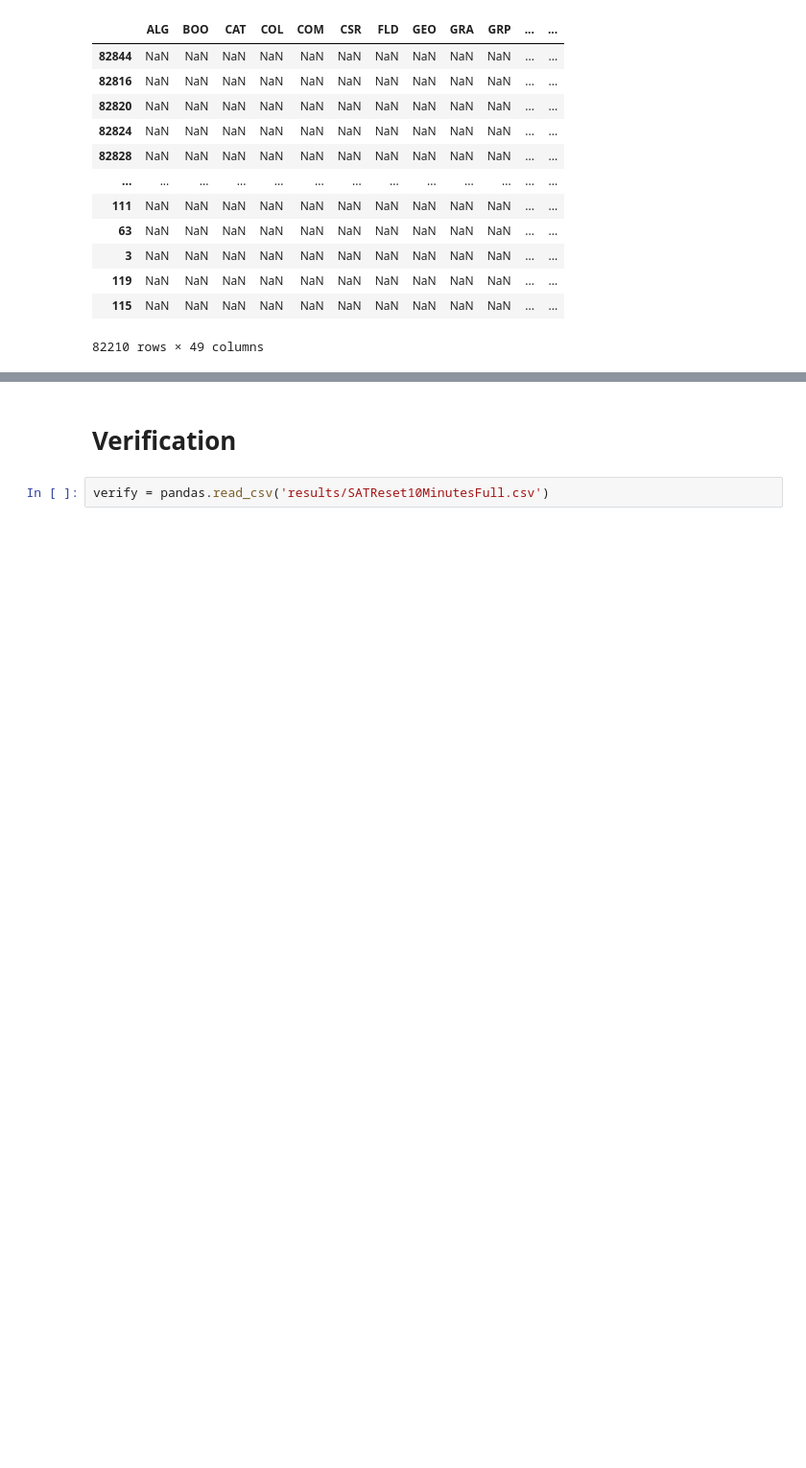
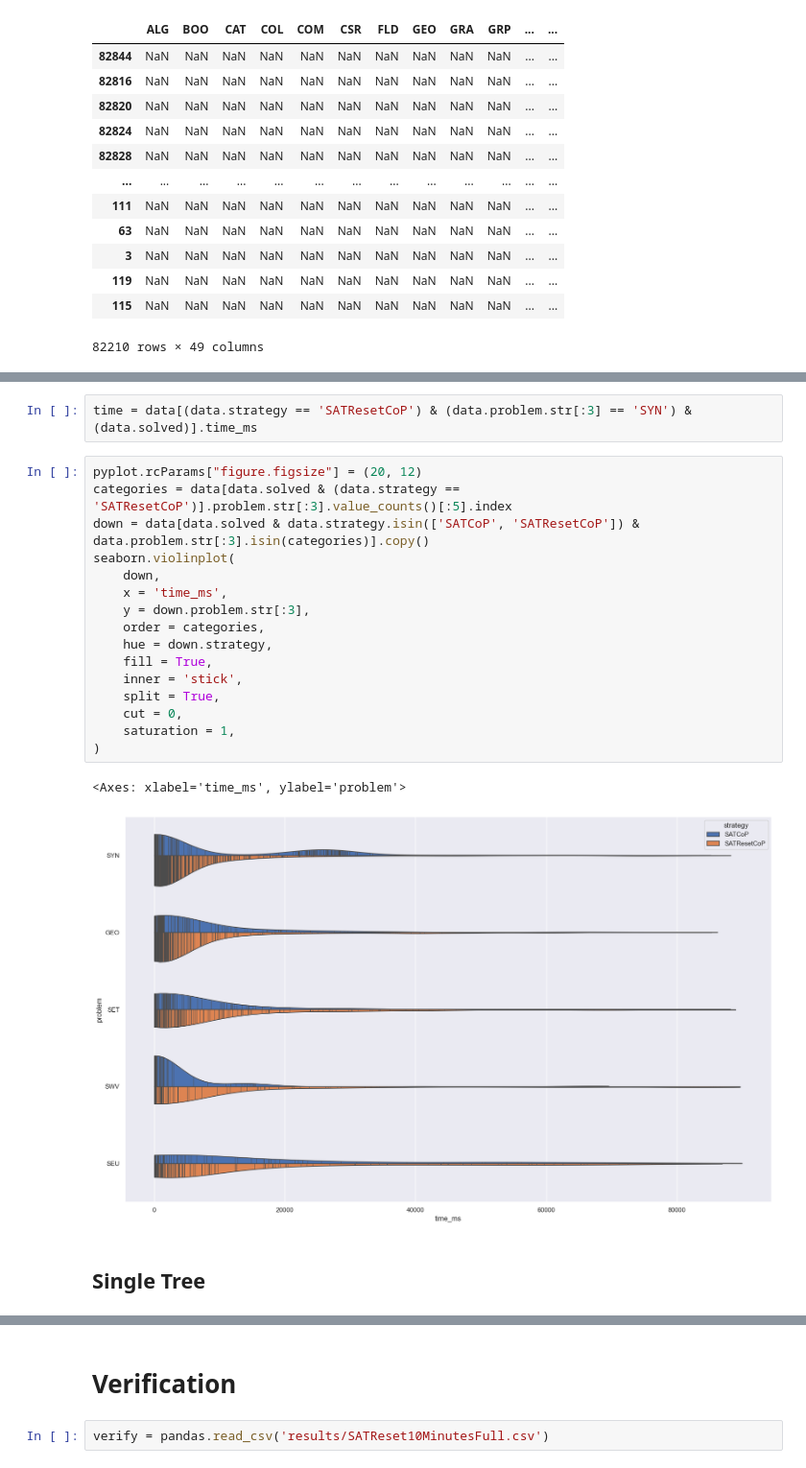
Before and after one commit to mfixman/connections, a Jupyter notebook: jupyter/Vampire.ipynb, the cells around one changed output, grey strips where cells are left out. Shown at 96% size. Cells and saved outputs as stored; diff of their text form; blank space fills up the shorter version.

```diff
--- a/jupyter/Vampire.ipynb
+++ b/jupyter/Vampire.ipynb
@@ -456,0 +478,23 @@ nice.problem.str[:3].value_counts() / data
+# %%
+time = data[(data.strategy == 'SATResetCoP') & (data.problem.str[:3] == 'SYN') & (data.solved)].time_ms
+# %%
+pyplot.rcParams["figure.figsize"] = (20, 12)
+categories = data[data.solved & (data.strategy == 'SATResetCoP')].problem.str[:3].value_counts()[:5].index
+down = data[data.solved & data.strategy.isin(['SATCoP', 'SATResetCoP']) & data.problem.str[:3].isin(categories)].copy()
+seaborn.violinplot(
+    down,
+    x = 'time_ms',
+    y = down.problem.str[:3],
+    order = categories,
+    hue = down.strategy,
+    fill = True,
+    inner = 'stick',
+    split = True,
+    cut = 0,
+    saturation = 1,
+)
+# %% [output]
+<Axes: xlabel='time_ms', ylabel='problem'>
+[figure, added]
+# %% [markdown]
+## Single Tree
```
Also changed, not shown: parts of 7 cells of this notebook, 4 other files.
